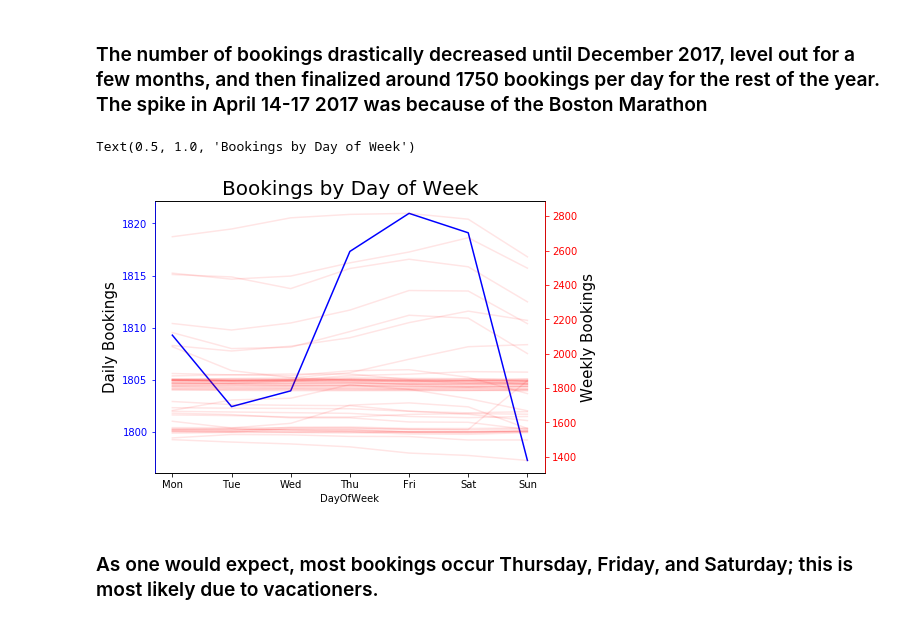
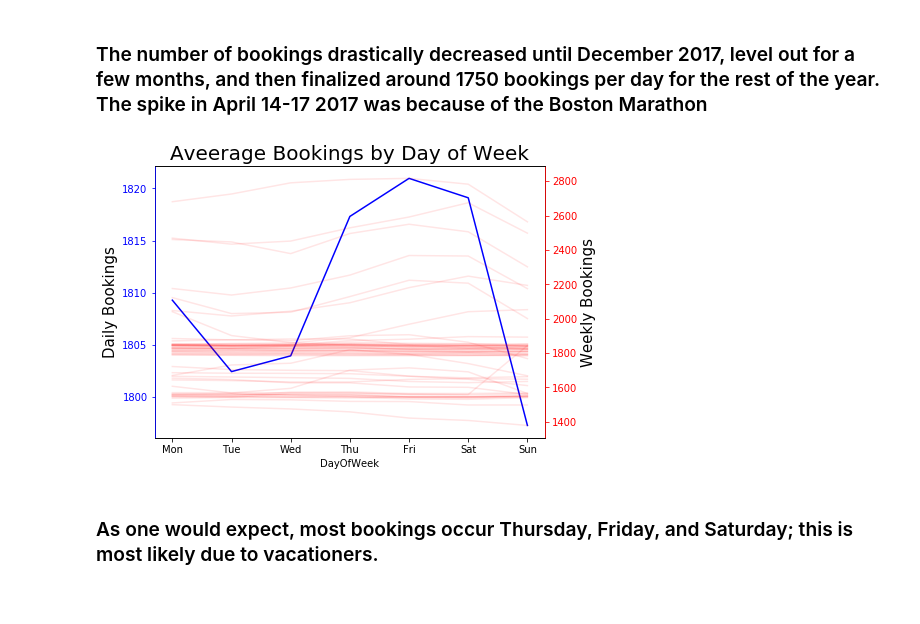
Before and after one commit to kbathina/Udacity, a Jupyter notebook: Project 1/Boston AirBnB.ipynb, the cells around one changed output. Cells and saved outputs as stored; diff of their text form; code cells hidden in the pictures.

```diff
--- a/Project 1/Boston AirBnB.ipynb
+++ b/Project 1/Boston AirBnB.ipynb
@@ -74,36 +76,38 @@ booked_week = booked.set_index(booked['date'].dt.to_period('W').apply(lambda r:
 booked_week_groups = booked_week.groupby([booked_week.index,'DayOfWeek']).count()['available']
 # filter data to remove first and last week (they are incomplete)
 groups = booked_week_groups[(booked_week_groups.index.get_level_values(0) < '2017-09-04') & (booked_week_groups.index.get_level_values(0) > '2016-09-05')]
 
 fig,ax = plt.subplots(figsize = (7,5))
 
 # plot overall pattern of number of bookings by day of week
 groups.groupby(level = 'DayOfWeek').mean().reindex(new_index).plot(ax = ax,c = 'b')
 
 ## plot pattern for individual weeks
 
 # get list of all weeks
 weeks = groups.index.get_level_values(0).unique()
 
 # create a twin axis for the other side
 ax2 = ax.twinx()
 
 # plot each week
 for week in weeks:
     groups[week].reindex(new_index).plot(ax = ax2, alpha = 0.1, c = 'r')
 
 ax2.spines['right'].set_color('red')
 ax2.spines['left'].set_color('blue')
 
 ax2.tick_params(axis='y', colors='red')
 ax.tick_params(axis='y', colors='blue')
 
 ax.set_ylabel('Daily Bookings', fontsize = 15)
 ax2.set_ylabel('Weekly Bookings', fontsize = 15)
-ax.set_title('Bookings by Day of Week', fontsize = 20)
+ax.set_title('Aveerage Bookings by Day of Week', fontsize = 20)
+
+
+plt.savefig('images/DOW-bookings.png')
 # %% [output]
-Text(0.5, 1.0, 'Bookings by Day of Week')
-[figure, old version]
+[figure, new version]
 # %% [markdown]
 ### As one would expect, most bookings occur Thursday, Friday, and Saturday; this is most likely due to vacationers.
 # %% [markdown]
```
Also changed, not shown: parts of 2 cells of this notebook, 3 other files.
